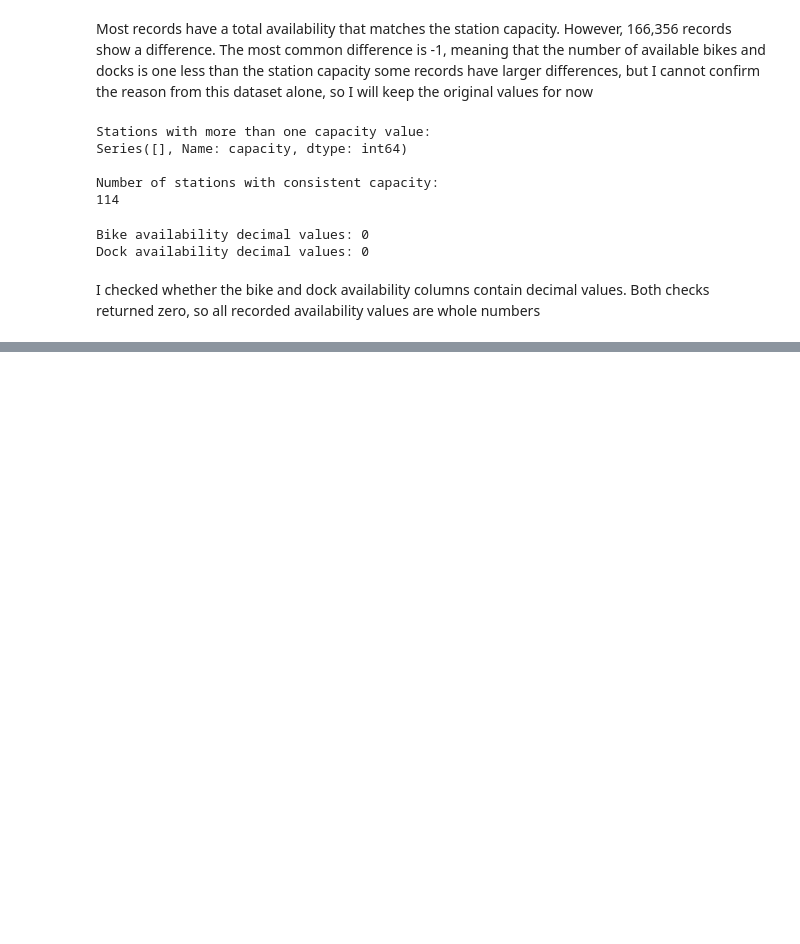
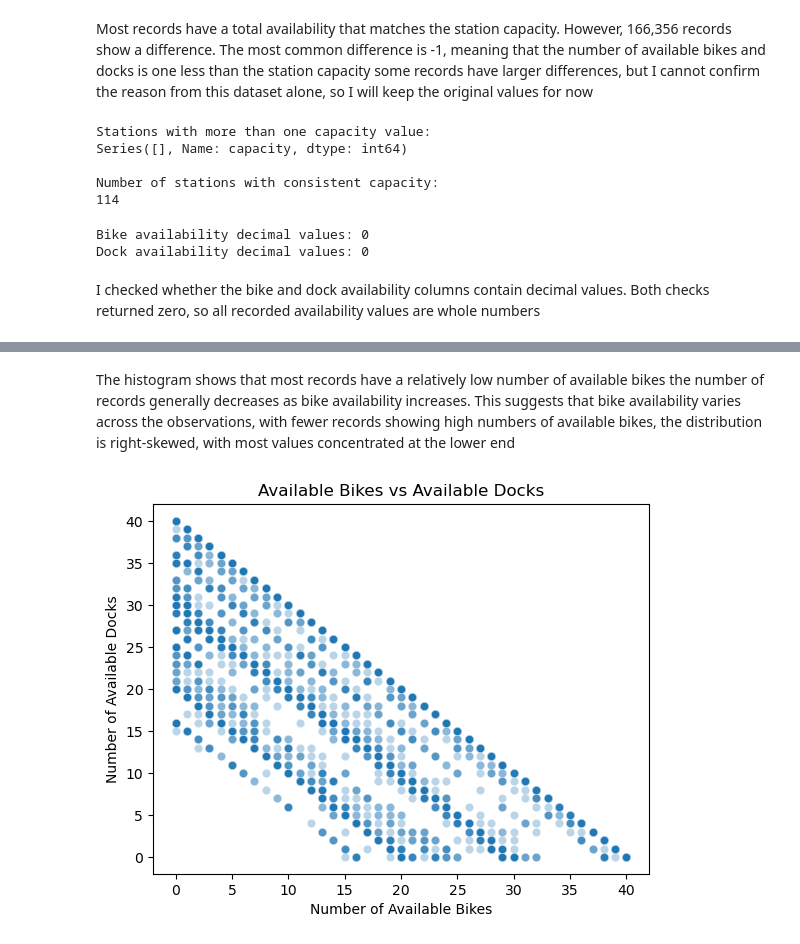
Before and after one commit to 2026248-bit/CA1MLB--2026248-, a Jupyter notebook: Notebook/CA1_MLB.ipynb, the cells around one changed output, grey strips where cells are left out. Cells and saved outputs as stored; diff of their text form; code cells hidden in the pictures; blank space fills up the shorter version.

```diff
--- a/Notebook/CA1_MLB.ipynb
+++ b/Notebook/CA1_MLB.ipynb
@@ -578,0 +615,16 @@ I checked whether the bike and dock availability columns contain decimal values.
+# %% [markdown]
+The histogram shows that most records have a relatively low number of available bikes the number of records generally decreases as bike availability increases. This suggests that bike availability varies across the observations, with fewer records showing high numbers of available bikes, the distribution is right-skewed, with most values concentrated at the lower end
+# %%
+sns.scatterplot(
+    data=bikes.sample(5000, random_state=42),
+    x="num_bikes_available",
+    y="num_docks_available",
+    alpha=0.3
+)
+
+plt.title("Available Bikes vs Available Docks")
+plt.xlabel("Number of Available Bikes")
+plt.ylabel("Number of Available Docks")
+plt.show()
+# %% [output]
+[figure, added]
```
Also changed, not shown: parts of 6 cells of this notebook.
